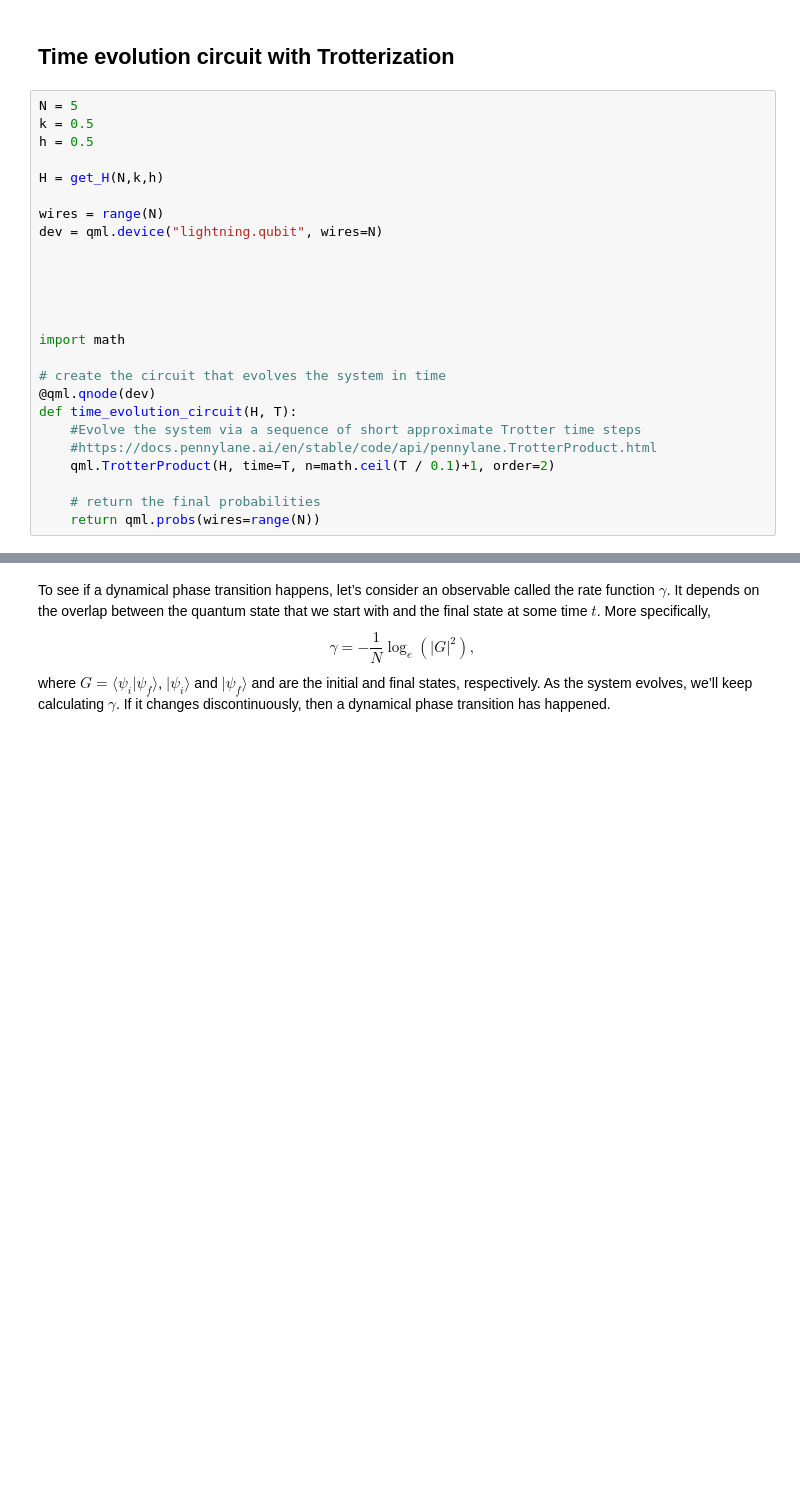
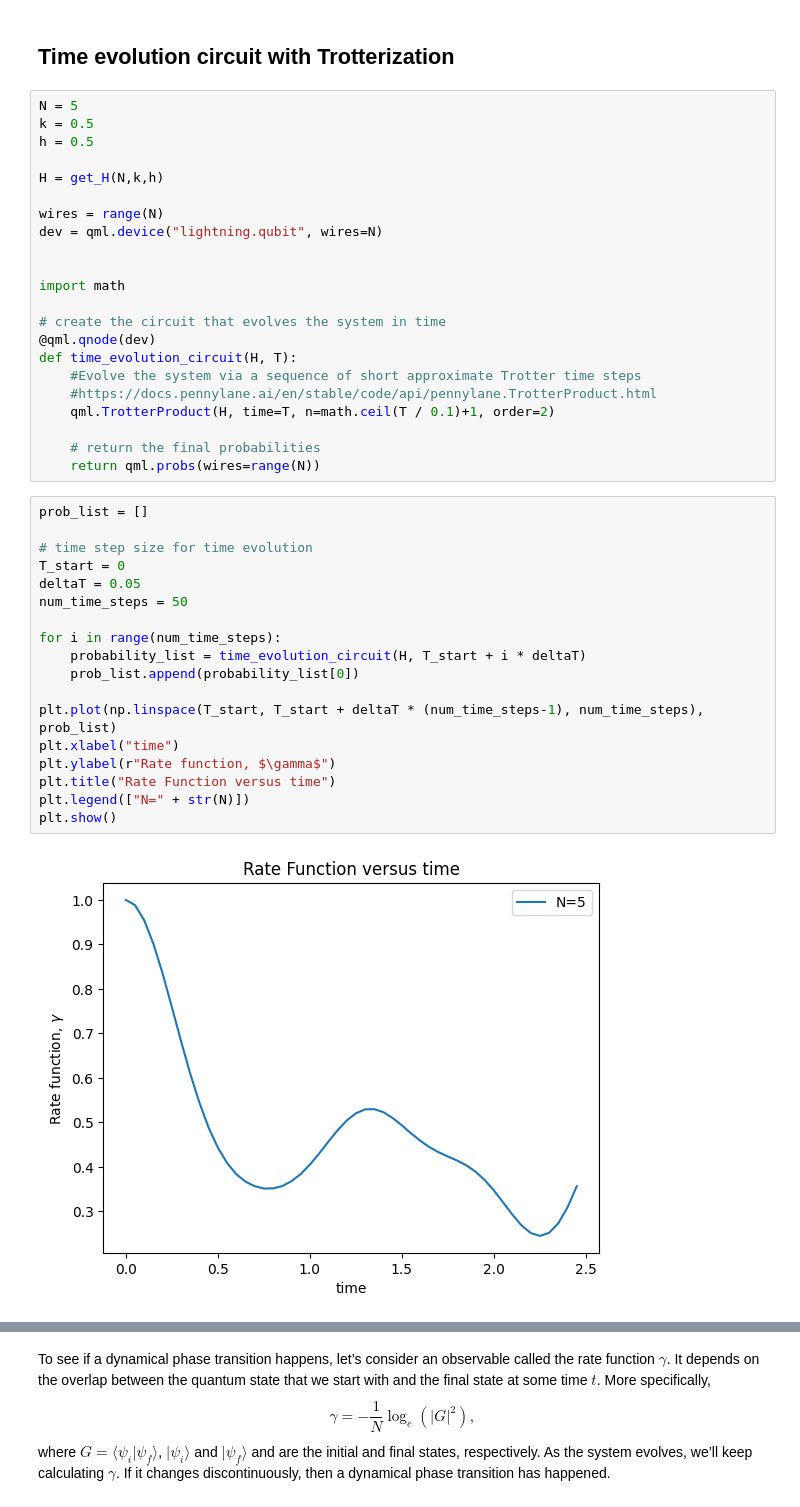
Before and after one commit to alexsockz/ANNNI-model-quantum-computing, a Jupyter notebook: src/ANNNI-TimeEv.ipynb, the cells around one changed output, grey strips where cells are left out. Saved outputs shown, nothing was run; the diff lists cells and outputs as text; blank space fills up the shorter version.

```diff
--- a/src/ANNNI-TimeEv.ipynb
+++ b/src/ANNNI-TimeEv.ipynb
@@ -146,9 +207,6 @@ H = get_H(N,k,h)
 
 wires = range(N)
 dev = qml.device("lightning.qubit", wires=N)
-
-
-
 
 
 import math
@@ -162,3 +220,23 @@ def time_evolution_circuit(H, T):
 
     # return the final probabilities
     return qml.probs(wires=range(N))
+# %%
+prob_list = []
+
+# time step size for time evolution
+T_start = 0
+deltaT = 0.05
+num_time_steps = 50
+
+for i in range(num_time_steps):
+    probability_list = time_evolution_circuit(H, T_start + i * deltaT)
+    prob_list.append(probability_list[0])
+
+plt.plot(np.linspace(T_start, T_start + deltaT * (num_time_steps-1), num_time_steps), prob_list)
+plt.xlabel("time")
+plt.ylabel(r"Rate function, $\gamma$")
+plt.title("Rate Function versus time")
+plt.legend(["N=" + str(N)])
+plt.show()
+# %% [output]
+[figure, added]
```
Also changed, not shown: parts of 11 cells of this notebook.
